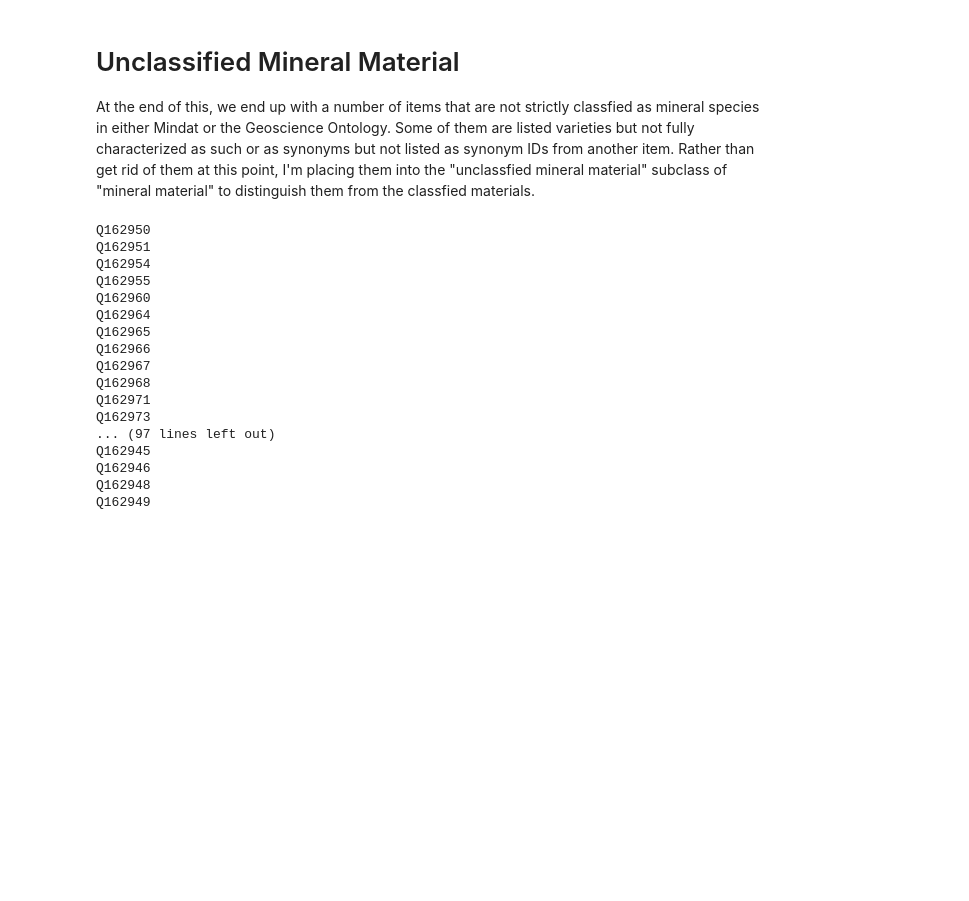
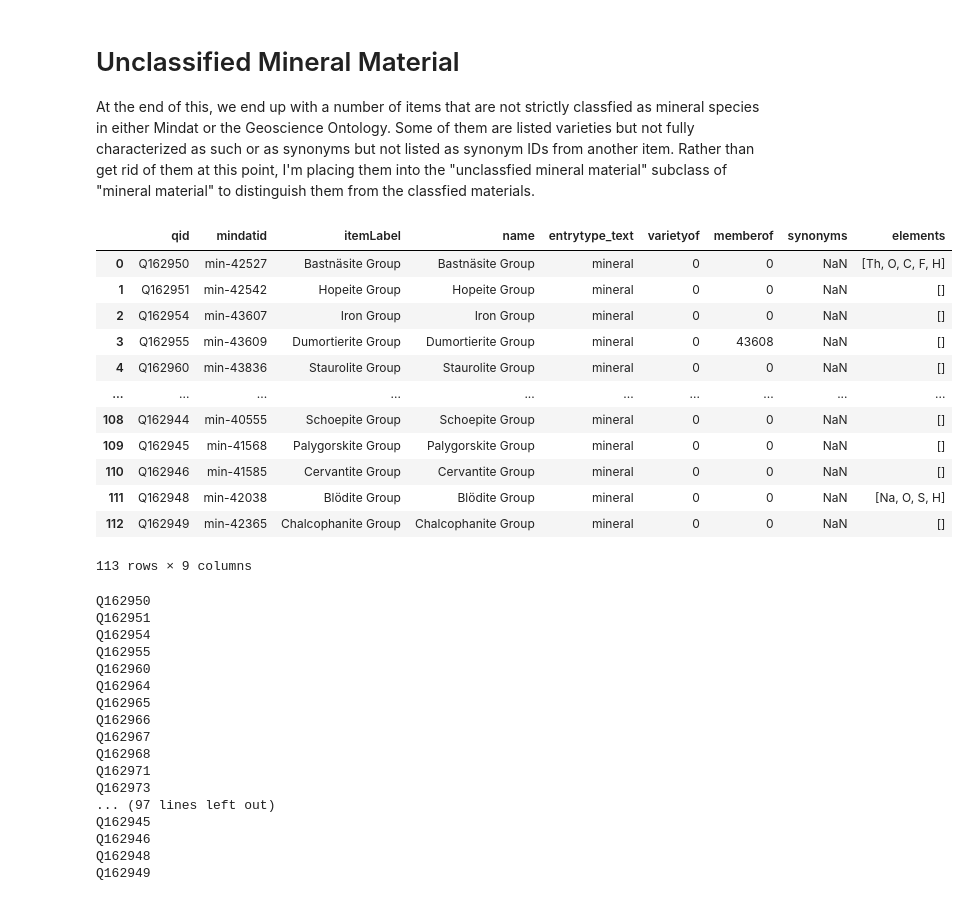
Before and after one commit to skybristol/geokb, a Jupyter notebook: harvesters/Minerals.ipynb, the cells around one changed output. Cells and saved outputs as stored; diff of their text form; code cells hidden in the pictures; blank space fills up the shorter version.

```diff
--- a/harvesters/Minerals.ipynb
+++ b/harvesters/Minerals.ipynb
@@ -945,6 +980,22 @@ subclassless_mindat = pd.merge(
     how='left',
     on='mindatid'
 )
+# %%
+subclassless_mindat[subclassless_mindat['entrytype_text'] == 'mineral']
+# %% [output]
+|  | qid | mindatid | itemLabel | name | entrytype_text | varietyof | memberof | synonyms | elements |
+| 0 | Q162950 | min-42527 | Bastnäsite Group | Bastnäsite Group | mineral | 0 | 0 | NaN | [Th, O, C, F, H] |
+| 1 | Q162951 | min-42542 | Hopeite Group | Hopeite Group | mineral | 0 | 0 | NaN | [] |
+| 2 | Q162954 | min-43607 | Iron Group | Iron Group | mineral | 0 | 0 | NaN | [] |
+| 3 | Q162955 | min-43609 | Dumortierite Group | Dumortierite Group | mineral | 0 | 43608 | NaN | [] |
+| 4 | Q162960 | min-43836 | Staurolite Group | Staurolite Group | mineral | 0 | 0 | NaN | [] |
+| ... | ... | ... | ... | ... | ... | ... | ... | ... | ... |
+| 108 | Q162944 | min-40555 | Schoepite Group | Schoepite Group | mineral | 0 | 0 | NaN | [] |
+| 109 | Q162945 | min-41568 | Palygorskite Group | Palygorskite Group | mineral | 0 | 0 | NaN | [] |
+| 110 | Q162946 | min-41585 | Cervantite Group | Cervantite Group | mineral | 0 | 0 | NaN | [] |
+| 111 | Q162948 | min-42038 | Blödite Group | Blödite Group | mineral | 0 | 0 | NaN | [Na, O, S, H] |
+| 112 | Q162949 | min-42365 | Chalcophanite Group | Chalcophanite Group | mineral | 0 | 0 | NaN | [] |
+113 rows × 9 columns
 # %%
 for _, row in subclassless_mindat.iterrows():
     item = geokb.wbi.item.get(row['qid'])
```
Also changed, not shown: parts of 4 cells of this notebook.
